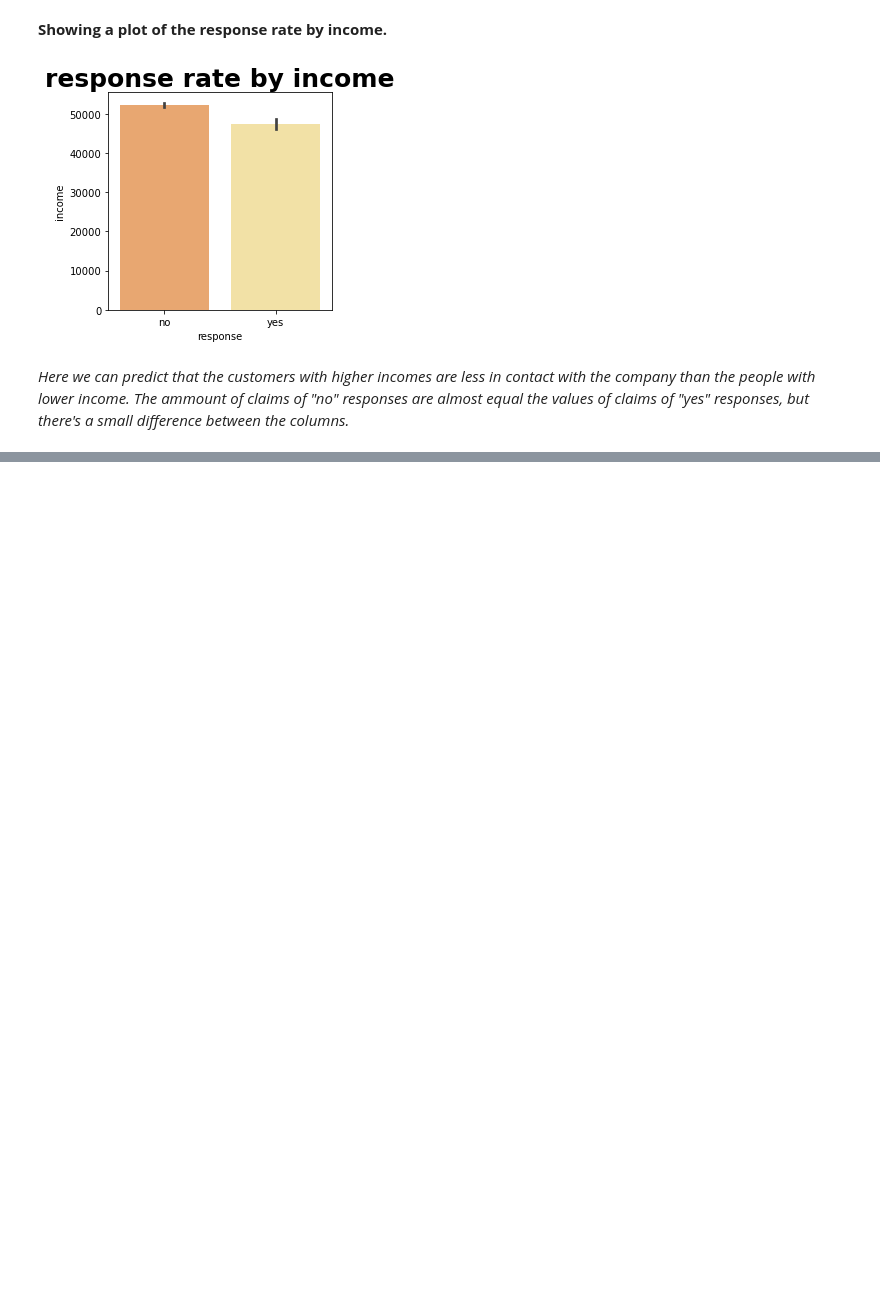
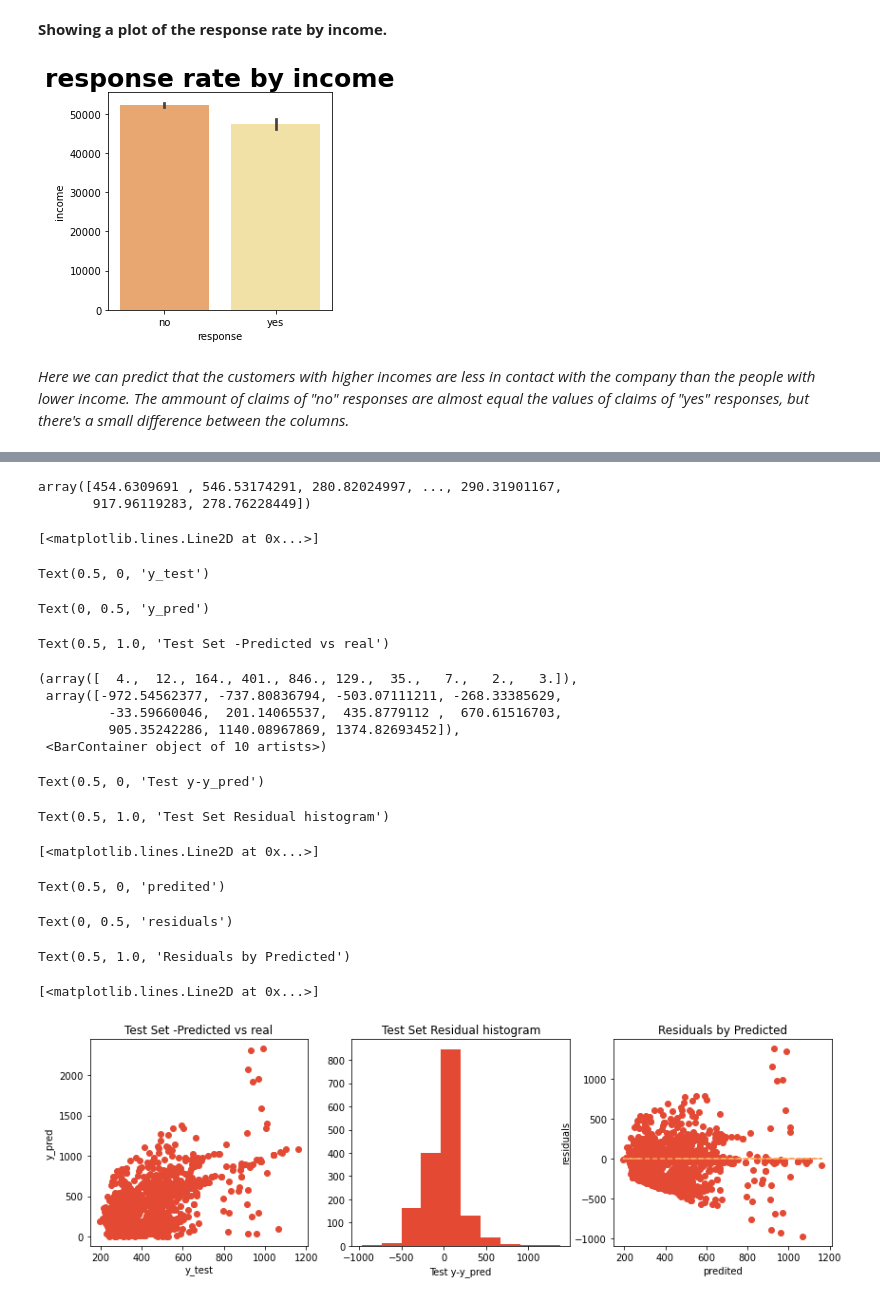
Before and after one commit to deniemmer/IronDenise, a Jupyter notebook: Week2/28.03/Activities_week2.ipynb, the cells around one changed output, grey strips where cells are left out. Saved outputs shown, nothing was run; the diff lists cells and outputs as text; code cells hidden in the pictures; blank space fills up the shorter version.

```diff
--- a/Week2/28.03/Activities_week2.ipynb
+++ b/Week2/28.03/Activities_week2.ipynb
@@ -851,0 +875,3 @@ X-y split (y is the target variable which is the total claim amount)
+# %%
+from sklearn.model_selection import train_test_split
+X_train, X_test, y_train, y_test=train_test_split(X, y, test_size=.30,random_state=123)
@@ -851,0 +912,2 @@ X-y split (y is the target variable which is the total claim amount)
+# %%
+X_test_scaled=std_scaler.transform(X_test)
@@ -851,0 +987,7 @@ X-y split (y is the target variable which is the total claim amount)
+# %%
+# target = b1 * median + b2* avg + b0 (para calcular o slope e o intercept)
+# aqui esta treinando a machine com um exemplo, pois é um supervised learning model
+#Using Scikit Learn
+from sklearn.linear_model import LinearRegression
+model=LinearRegression()    # model
+model.fit(X_train_scaled, y_train)   # model train
@@ -851,0 +1011,5 @@ X-y split (y is the target variable which is the total claim amount)
+# %%
+y_pred=model.predict(X_test_scaled)   # model prediction - computing the target variable
+y_pred=model.predict(X_test_scaled)   # model prediction - computing the target variable
+
+y_pred_train=model.predict(X_train_scaled)
@@ -851,0 +1084,5 @@ X-y split (y is the target variable which is the total claim amount)
+# %%
+y_pred
+# %% [output]
+array([454.6309691 , 546.53174291, 280.82024997, ..., 290.31901167,
+       917.96119283, 278.76228449])
@@ -851,0 +1091,40 @@ X-y split (y is the target variable which is the total claim amount)
+# %%
+# Make an scatter plot y_pred vs y
+# What kind of plot you will get if all the all the predictions are ok?
+# A stright line
+
+fig, ax = plt.subplots(1,3,figsize=(14,4))
+ax[0].plot(y_pred, y_test, 'o')
+ax[0].set_xlabel("y_test")
+ax[0].set_ylabel("y_pred")
+ax[0].set_title("Test Set -Predicted vs real")
+
+# Get a histogram of the residuals ie: y - y_pred.  Homoscdasticity
+# It resembles a normal distribution?
+ax[1].hist(y_test - y_pred)
+ax[1].set_xlabel("Test y-y_pred")
+ax[1].set_title("Test Set Residual histogram")
+
+ax[2].plot(y_pred,y_test - y_pred,"o")
+ax[2].set_xlabel("predited")
+ax[2].set_ylabel("residuals")
+ax[2].set_title("Residuals by Predicted")
+ax[2].plot(y_pred,np.zeros(len(y_pred)),linestyle='dashed')
+# %% [output]
+[<matplotlib.lines.Line2D at 0x...>]
+Text(0.5, 0, 'y_test')
+Text(0, 0.5, 'y_pred')
+Text(0.5, 1.0, 'Test Set -Predicted vs real')
+(array([  4.,  12., 164., 401., 846., 129.,  35.,   7.,   2.,   3.]),
+ array([-972.54562377, -737.80836794, -503.07111211, -268.33385629,
+         -33.59660046,  201.14065537,  435.8779112 ,  670.61516703,
+         905.35242286, 1140.08967869, 1374.82693452]),
+ <BarContainer object of 10 artists>)
+Text(0.5, 0, 'Test y-y_pred')
+Text(0.5, 1.0, 'Test Set Residual histogram')
+[<matplotlib.lines.Line2D at 0x...>]
+Text(0.5, 0, 'predited')
+Text(0, 0.5, 'residuals')
+Text(0.5, 1.0, 'Residuals by Predicted')
+[<matplotlib.lines.Line2D at 0x...>]
+[figure, added]
```
Also changed, not shown: parts of 87 cells of this notebook.
